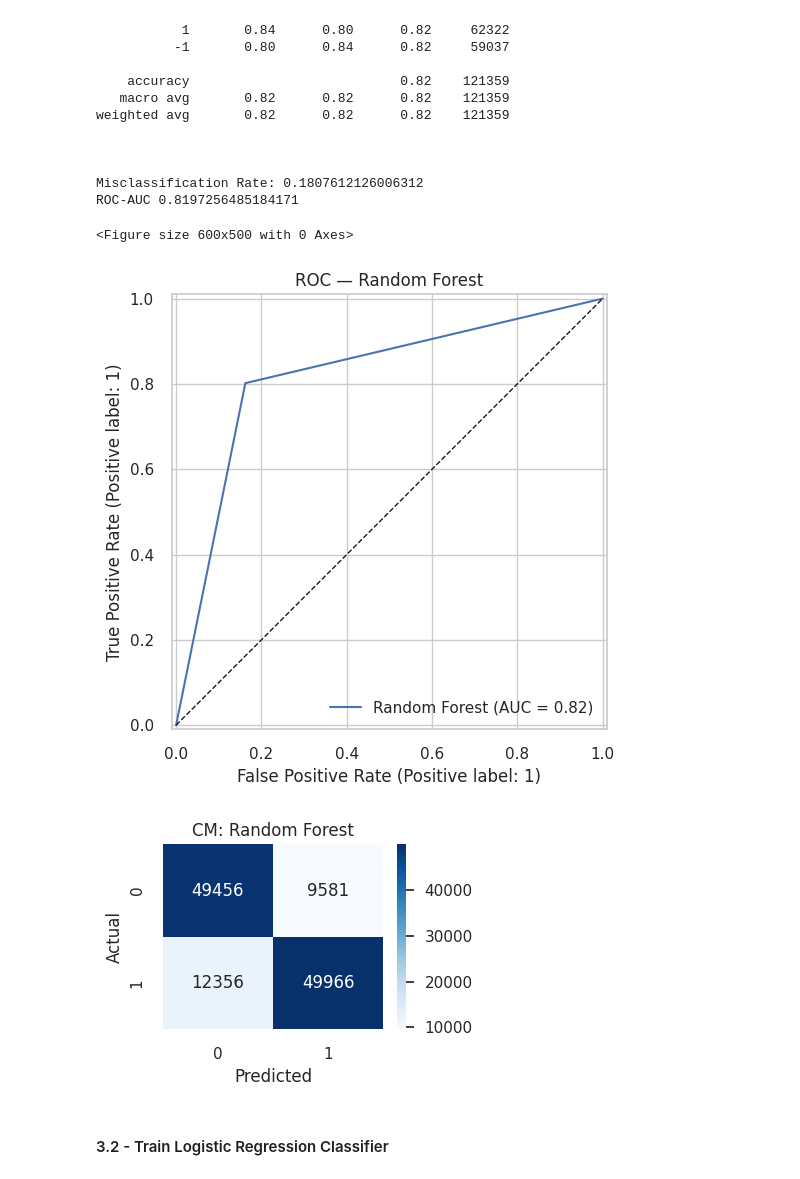
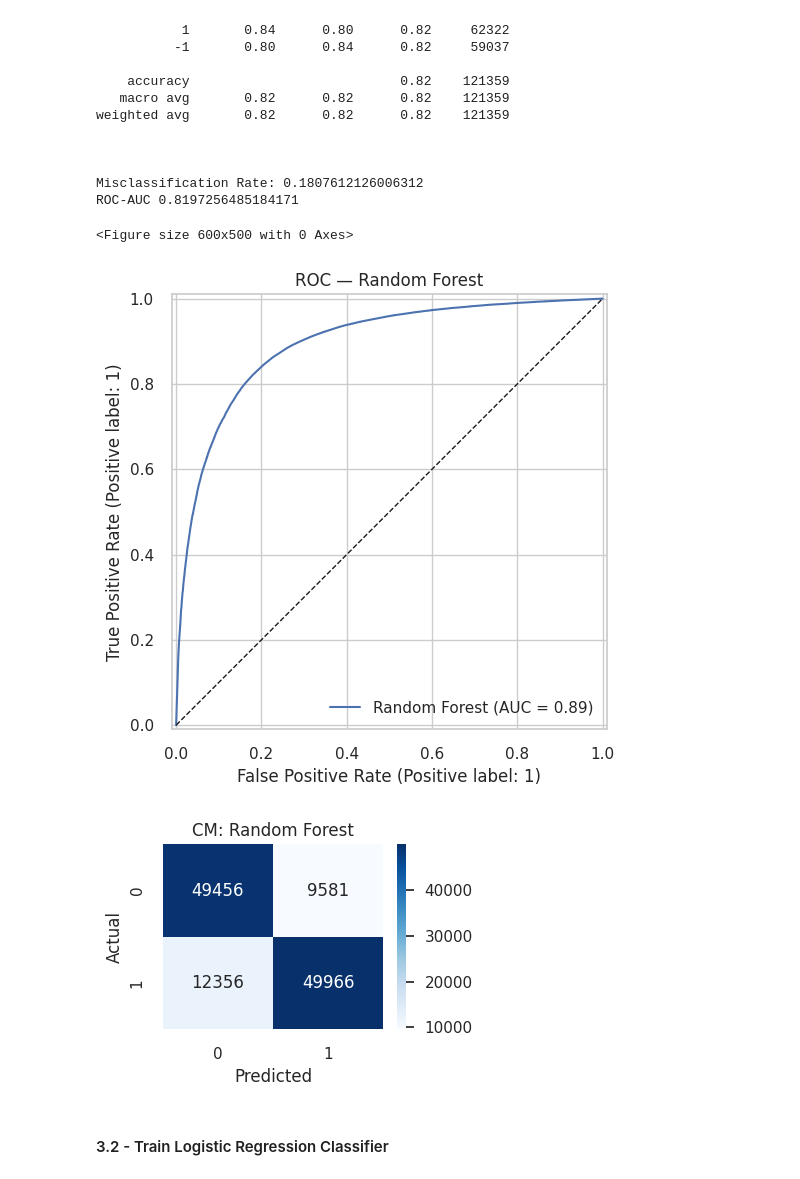
Before and after one commit to fatemalaali/nlp-game-reviews, a Jupyter notebook: game-sentiment-analysis.ipynb, the cells around one changed output. Saved outputs shown, nothing was run; the diff lists cells and outputs as text; code cells hidden in the pictures.

Commit message:
fix use prob

```diff
--- a/game-sentiment-analysis.ipynb
+++ b/game-sentiment-analysis.ipynb
@@ -710,8 +710,11 @@ joblib.dump(rf_pipeline, 'models/rf_pipeline.pkl')
 # rf_pipeline = joblib.load('models/rf_pipeline.pkl')
 # %%
 rf_predictions = rf_pipeline.predict(X_test)
+# %%
+rf_prob = rf_pipeline.predict_proba(X_test)[:, 1]
 # %%
-confusion_matrix(y_test,rf_predictions)
+rf_cm = confusion_matrix(y_test,rf_predictions)
+rf_cm
 # %% [output]
 array([[49456,  9581],
        [12356, 49966]])
@@ -734,11 +737,11 @@ Misclassification Rate: 0.1807612126006312
 ROC-AUC 0.8197256485184171
 # %%
 # Plots
-plot_roc(y_test, rf_predictions, "Random Forest", "figures/roc_rf.png")
-plot_cm (confusion_matrix(y_test,rf_predictions), "CM: Random Forest", "figures/cm_rf.png")
+plot_roc(y_test, rf_prob, "Random Forest", "figures/roc_rf.png")
+plot_cm (rf_cm, "CM: Random Forest", "figures/cm_rf.png")
 # %% [output]
 <Figure size 600x500 with 0 Axes>
-[figure, old version]
+[figure, new version]
 [figure]
 # %% [markdown]
 #### 3.2 - Train Logistic Regression Classifier
```
Also changed, not shown: parts of 6 cells of this notebook, 4 other files.
